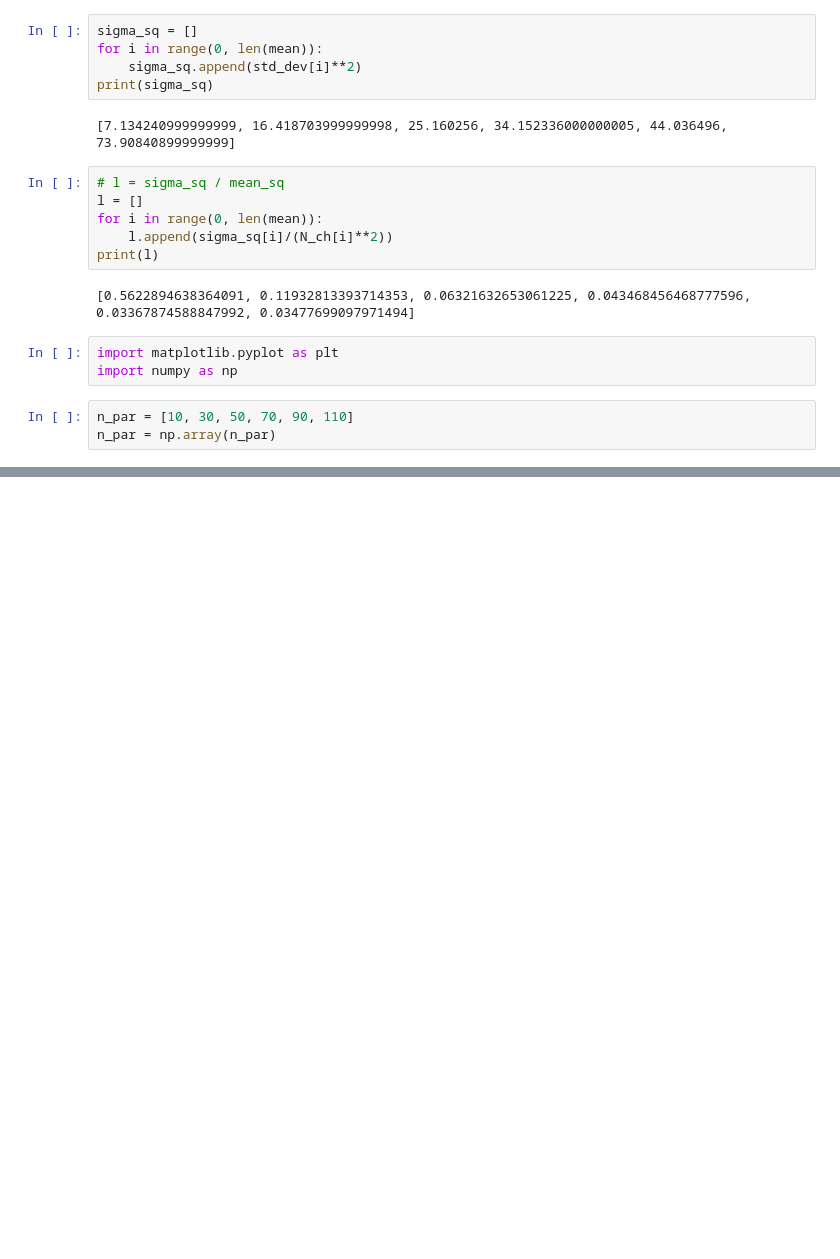
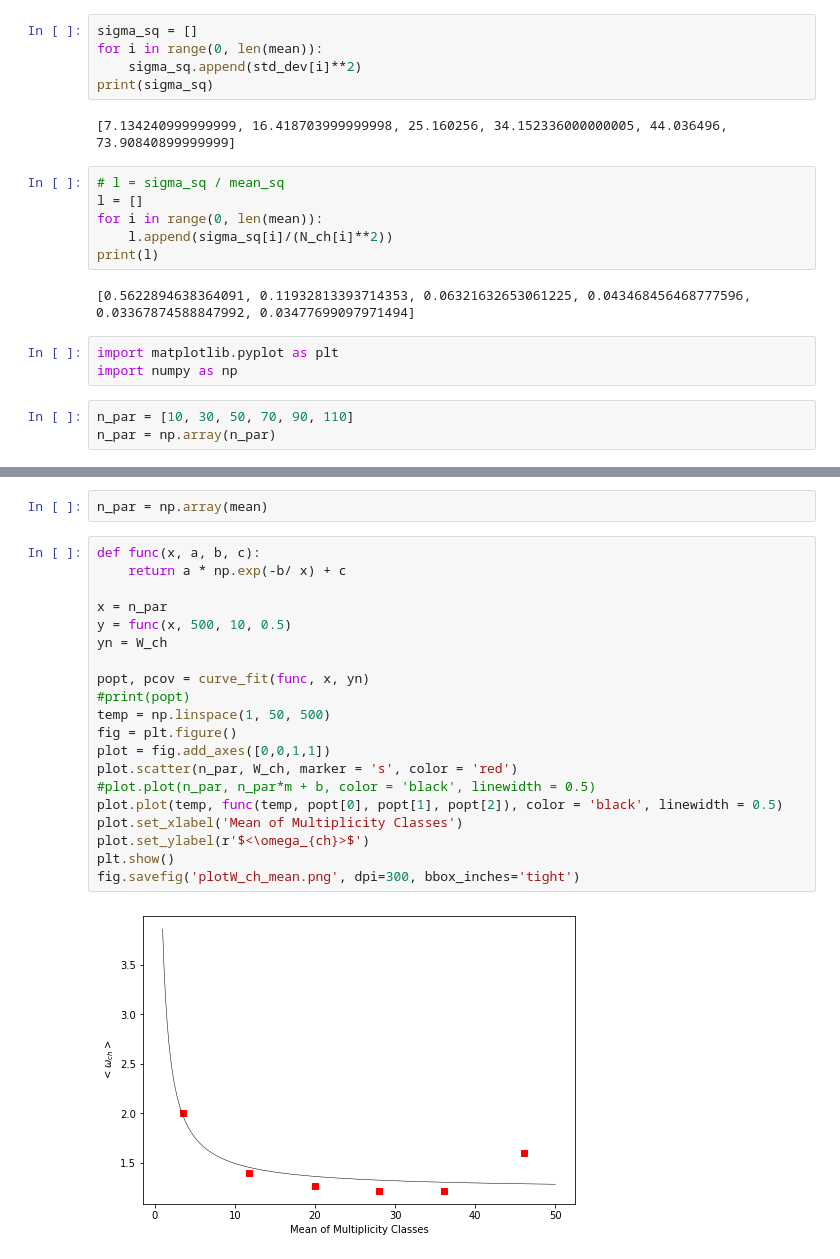
Before and after one commit to mahesh0537/PH219_group8, a Jupyter notebook: graphs.ipynb, the cells around one changed output, grey strips where cells are left out. Saved outputs shown, nothing was run; the diff lists cells and outputs as text; blank space fills up the shorter version.

```diff
--- a/graphs.ipynb
+++ b/graphs.ipynb
@@ -120,0 +114,24 @@ array([ 0.21351446, 12.86371293, -0.21049753])
+# %%
+n_par = np.array(mean)
+# %%
+def func(x, a, b, c):
+    return a * np.exp(-b/ x) + c
+
+x = n_par
+y = func(x, 500, 10, 0.5)
+yn = W_ch
+
+popt, pcov = curve_fit(func, x, yn)
+#print(popt)
+temp = np.linspace(1, 50, 500)
+fig = plt.figure()
+plot = fig.add_axes([0,0,1,1])
+plot.scatter(n_par, W_ch, marker = 's', color = 'red')
+#plot.plot(n_par, n_par*m + b, color = 'black', linewidth = 0.5)
+plot.plot(temp, func(temp, popt[0], popt[1], popt[2]), color = 'black', linewidth = 0.5)
+plot.set_xlabel('Mean of Multiplicity Classes')
+plot.set_ylabel(r'$<\omega_{ch}>$')
+plt.show()
+fig.savefig('plotW_ch_mean.png', dpi=300, bbox_inches='tight')
+# %% [output]
+[figure, added]
```
Also changed, not shown: parts of 13 cells of this notebook.
